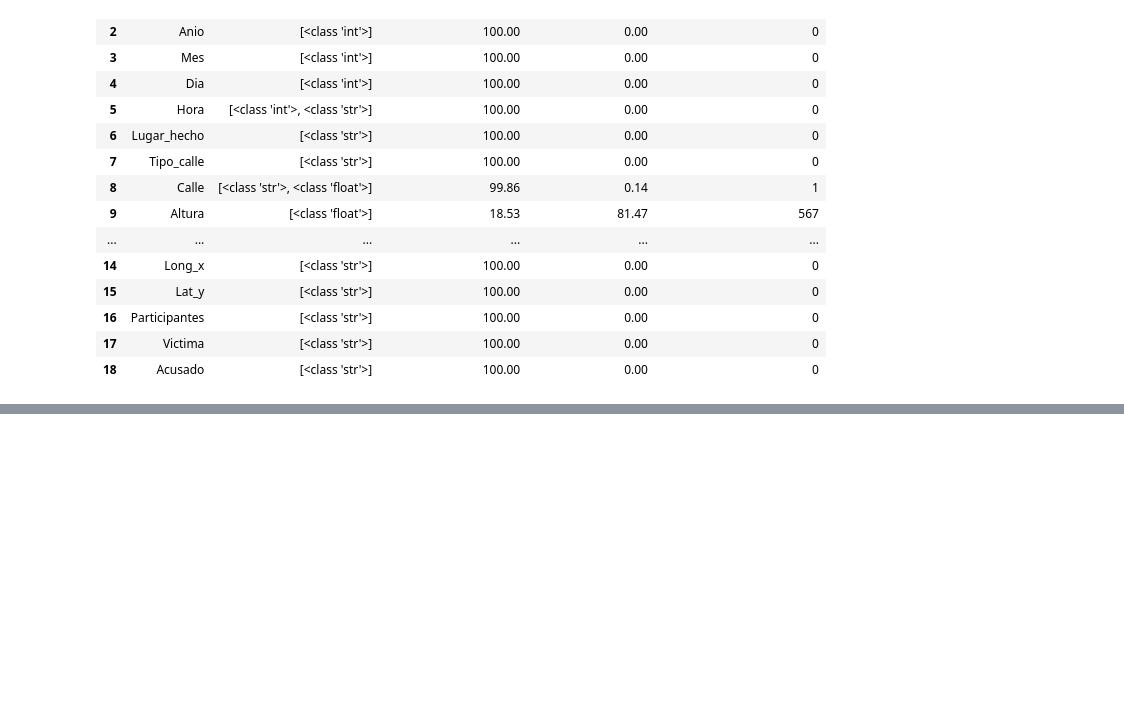
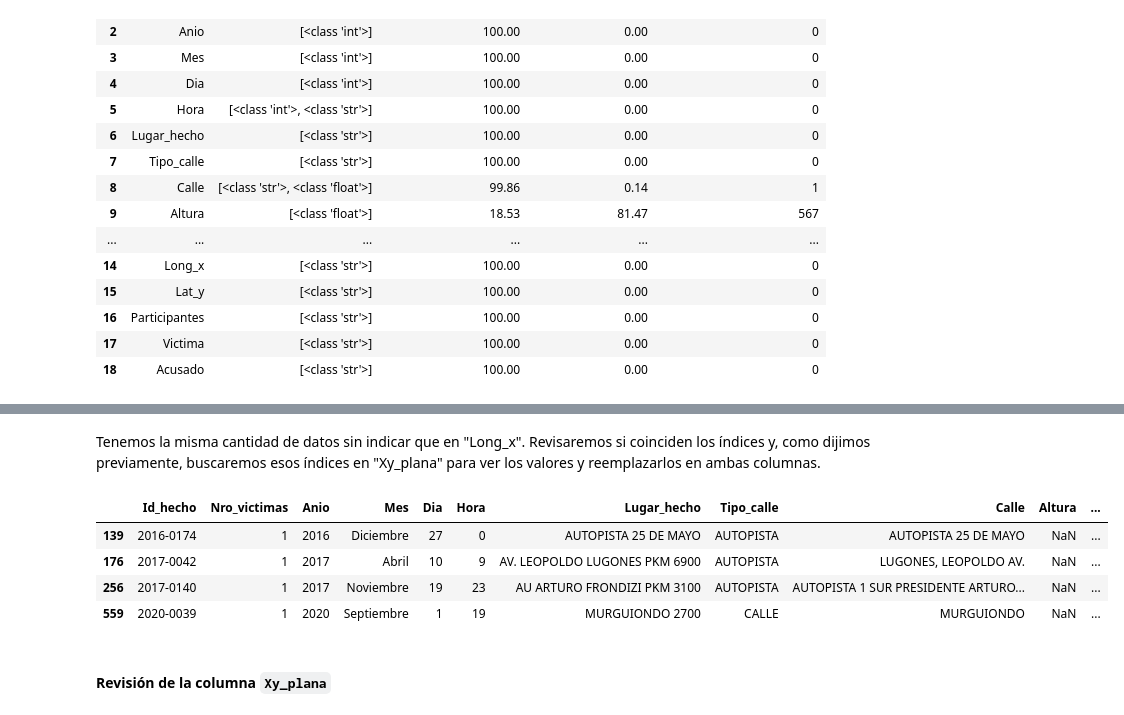
Before and after one commit to MaximilianoTauil/PI_Siniestros, a Jupyter notebook: ETL.ipynb, the cells around one changed output, grey strips where cells are left out. Saved outputs shown, nothing was run; the diff lists cells and outputs as text; code cells hidden in the pictures; blank space fills up the shorter version.

```diff
--- a/ETL.ipynb
+++ b/ETL.ipynb
@@ -156,0 +536,13 @@ Herr.analizar_datos(data_hechos)
+# %% [markdown]
+Tenemos la misma cantidad de datos sin indicar que en "Long_x". Revisaremos si coinciden los índices y, como dijimos previamente, buscaremos esos índices en "Xy_plana" para ver los valores y reemplazarlos en ambas columnas.
+# %%
+sindato_y = data_hechos[data_hechos['Lat_y'] == '.']
+sindato_y
+# %% [output]
+|  | Id_hecho | Nro_victimas | Anio | Mes | Dia | Hora | Lugar_hecho | Tipo_calle | Calle | Altura | ... |
+| 139 | 2016-0174 | 1 | 2016 | Diciembre | 27 | 0 | AUTOPISTA 25 DE MAYO | AUTOPISTA | AUTOPISTA 25 DE MAYO | NaN | ... |
+| 176 | 2017-0042 | 1 | 2017 | Abril | 10 | 9 | AV. LEOPOLDO LUGONES PKM 6900 | AUTOPISTA | LUGONES, LEOPOLDO AV. | NaN | ... |
+| 256 | 2017-0140 | 1 | 2017 | Noviembre | 19 | 23 | AU ARTURO FRONDIZI PKM 3100 | AUTOPISTA | AUTOPISTA 1 SUR PRESIDENTE ARTURO... | NaN | ... |
+| 559 | 2020-0039 | 1 | 2020 | Septiembre | 1 | 19 | MURGUIONDO 2700 | CALLE | MURGUIONDO | NaN | ... |
+# %% [markdown]
+#### Revisión de la columna ``Xy_plana``
```
Also changed, not shown: parts of 68 cells of this notebook, 2 other files.
